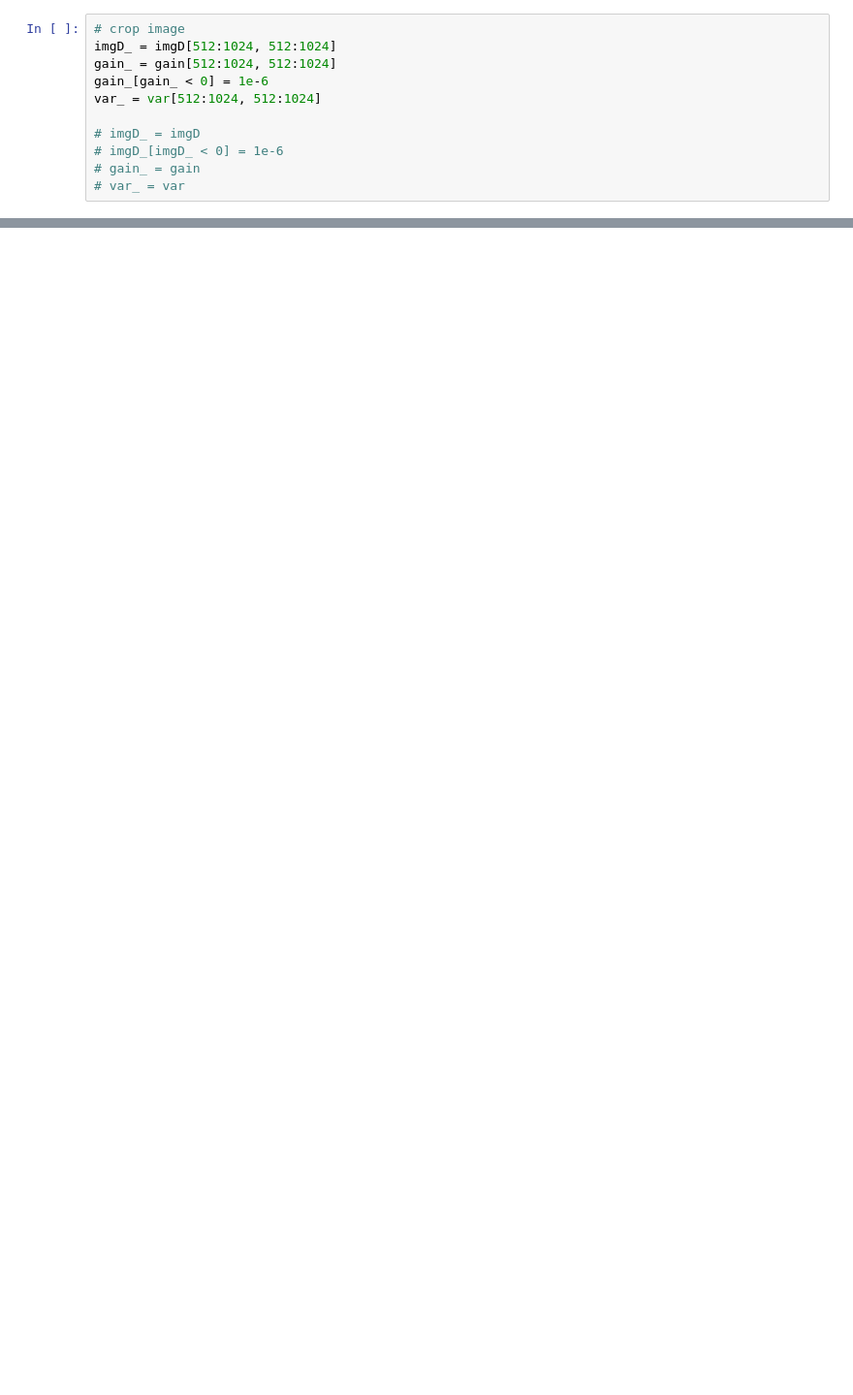
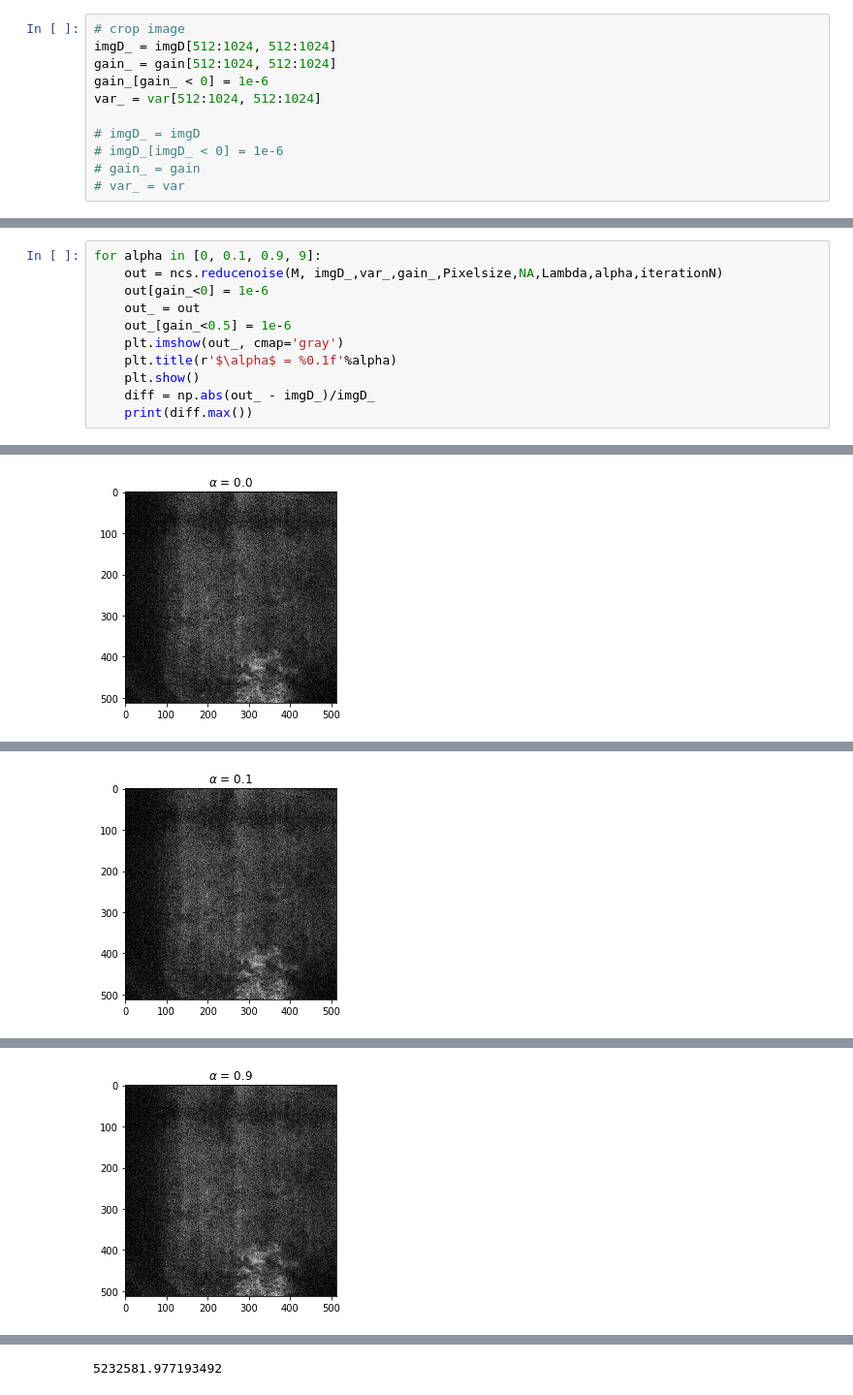
Before and after one commit to zqwei/fish_processing, a Jupyter notebook: pixelwiseDenoising/pixelDenoising.ipynb, the cells around one changed output, grey strips where cells are left out. Shown at 97% size. Cells and saved outputs as stored; diff of their text form; blank space fills up the shorter version.

```diff
--- a/pixelwiseDenoising/pixelDenoising.ipynb
+++ b/pixelwiseDenoising/pixelDenoising.ipynb
@@ -254,0 +262,12 @@ gain.max()
+# %%
+for alpha in [0, 0.1, 0.9, 9]:
+    out = ncs.reducenoise(M, imgD_,var_,gain_,Pixelsize,NA,Lambda,alpha,iterationN)
+    out[gain_<0] = 1e-6
+    out_ = out
+    out_[gain_<0.5] = 1e-6
+    plt.imshow(out_, cmap='gray')
+    plt.title(r'$\alpha$ = %0.1f'%alpha)
+    plt.show()
+    diff = np.abs(out_ - imgD_)/imgD_
+    print(diff.max())
+# %% [output]
@@ -254,0 +275 @@ gain.max()
+[figure, added]
@@ -254,0 +278 @@ gain.max()
+[figure, added]
@@ -254,0 +281 @@ gain.max()
+[figure, added]
@@ -254,0 +285 @@ gain.max()
+5232581.977193492
```
Also changed, not shown: parts of 11 cells of this notebook, 1 other file.
